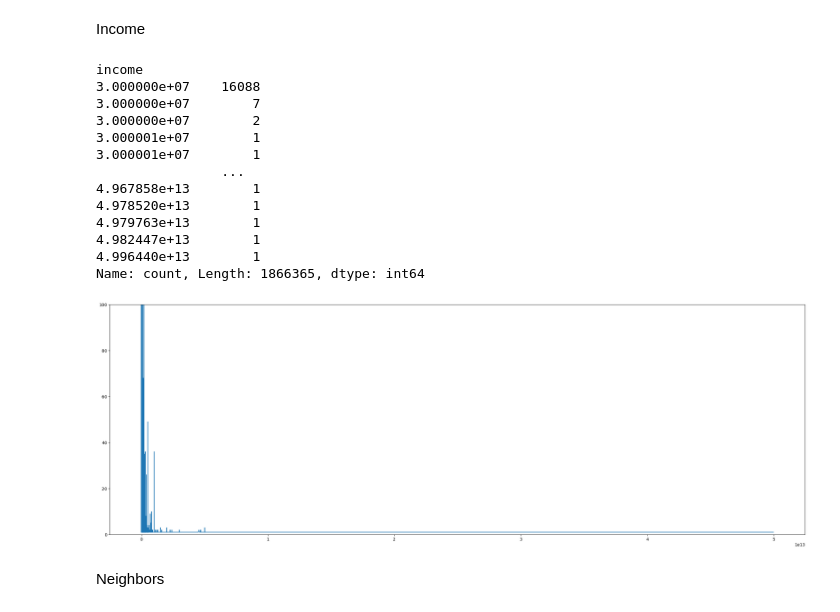
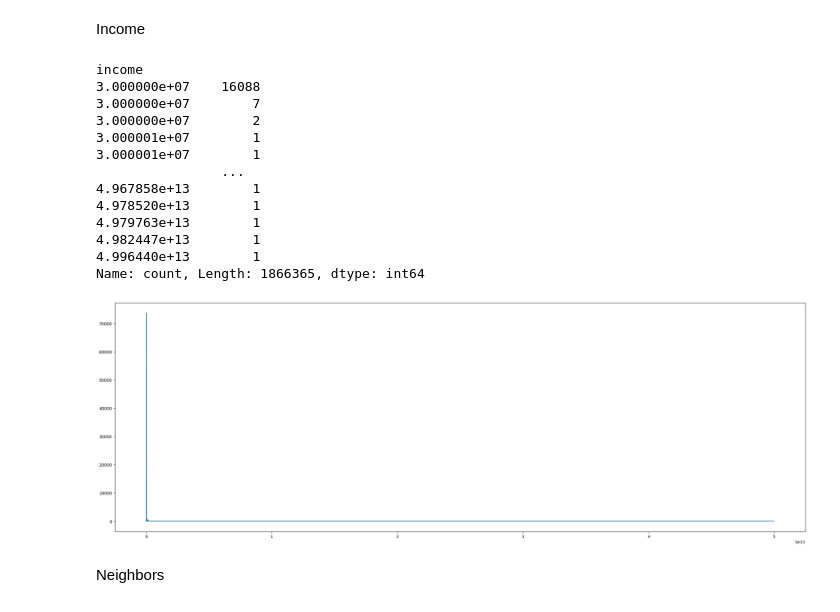
Before and after one commit to RicardoLlima/Decision-Tree_Bitcoin-Heist, a Jupyter notebook: Projeto.ipynb, the cells around one changed output. Drawn from its saved outputs; the diff is of its cells as text; code cells hidden in the pictures.

```diff
--- a/Projeto.ipynb
+++ b/Projeto.ipynb
@@ -178,25 +176,24 @@ Income
 # %%
 label = df["income"].value_counts().sort_index(ascending=True)
 print(label)
 plt.figure(figsize=(30,10))
-plt.ylim(0,100)
 plt.plot(label.index, label.values)
 plt.show()
 # %% [output]
 income
 3.000000e+07    16088
 3.000000e+07        7
 3.000000e+07        2
 3.000001e+07        1
 3.000001e+07        1
                 ...
 4.967858e+13        1
 4.978520e+13        1
 4.979763e+13        1
 4.982447e+13        1
 4.996440e+13        1
 Name: count, Length: 1866365, dtype: int64
-[figure, old version]
+[figure, new version]
 # %% [markdown]
 Neighbors
 # %%
```
Also changed, not shown: parts of 2 cells of this notebook.
